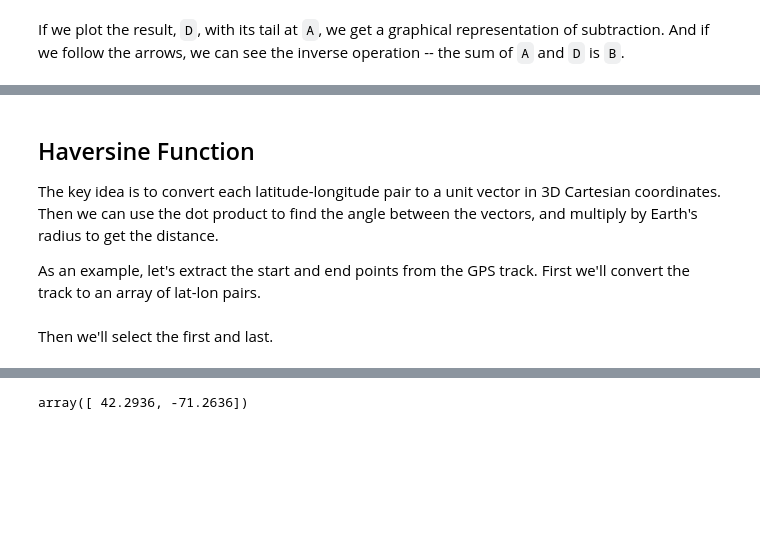
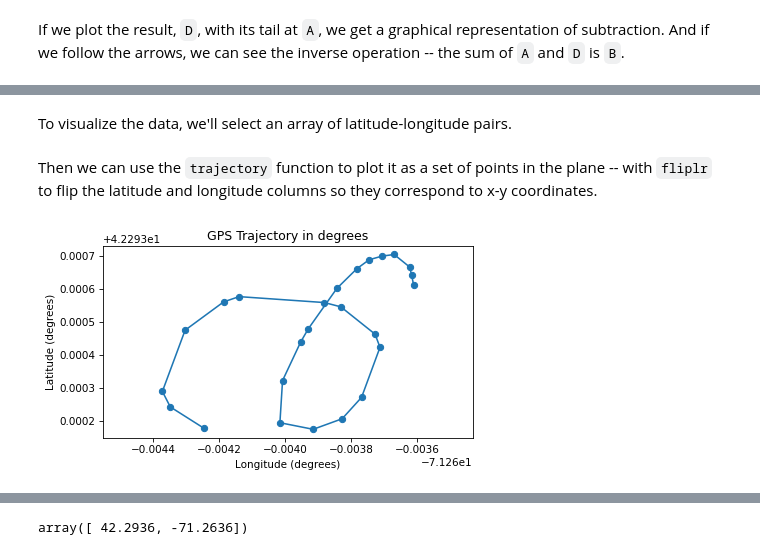
Before and after one commit to AllenDowney/ThinkLinearAlgebra, a Jupyter notebook: soln/track.ipynb, the cells around one changed output, grey strips where cells are left out. Saved outputs shown, nothing was run; the diff lists cells and outputs as text; code cells hidden in the pictures; blank space fills up the shorter version.

```diff
--- a/soln/track.ipynb
+++ b/soln/track.ipynb
@@ -168,13 +157,15 @@ But with a little geometry, we can convert latitude and longitude to distances i
-# %% [markdown]
-## Haversine Function
-
-The key idea is to convert each latitude-longitude pair to a unit vector in 3D Cartesian coordinates.
-Then we can use the dot product to find the angle between the vectors, and multiply by Earth's radius to get the distance.
-
-As an example, let's extract the start and end points from the GPS track.
-First we'll convert the track to an array of lat-lon pairs.
+# %% [markdown]
+To visualize the data, we'll select an array of latitude-longitude pairs.
 # %%
 cols = ['latitude', 'longitude']
 latlon = df[cols].values
-# %% [markdown]
-Then we'll select the first and last.
+# %% [markdown]
+Then we can use the `trajectory` function to plot it as a set of points in the plane -- with `fliplr` to flip the latitude and longitude columns so they correspond to x-y coordinates.
+# %%
+trajectory(np.fliplr(latlon), marker='o')
+
+plt.axis("equal")
+decorate(xlabel='Longitude (degrees)', ylabel='Latitude (degrees)',
+         title='GPS Trajectory in degrees')
+# %% [output]
+[figure, added]
```
Also changed, not shown: parts of 189 cells of this notebook, 2 other files.
